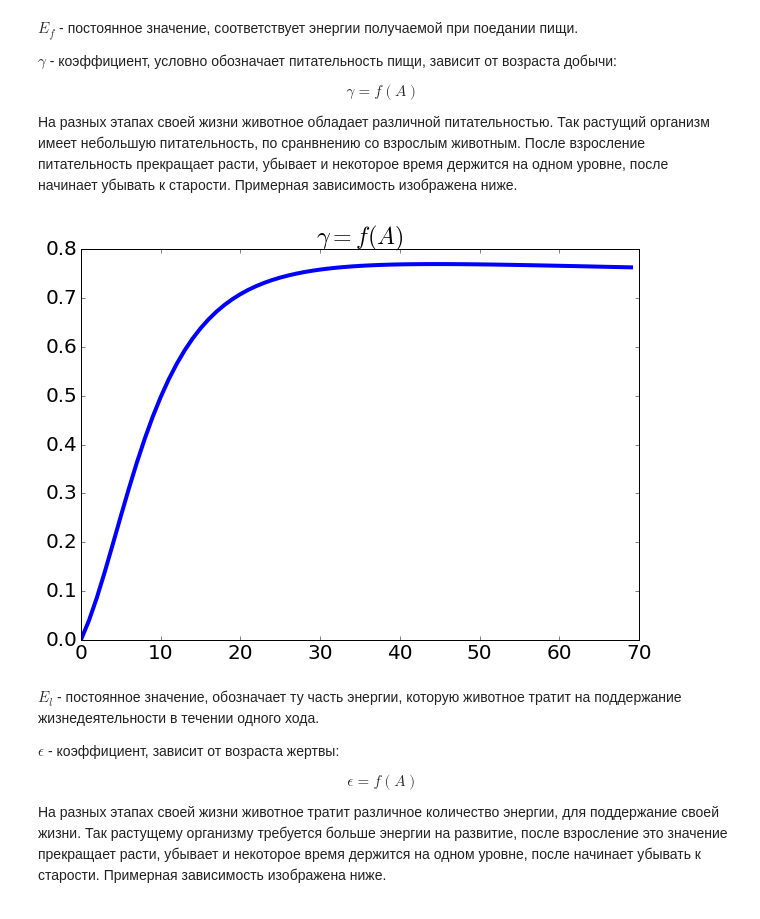
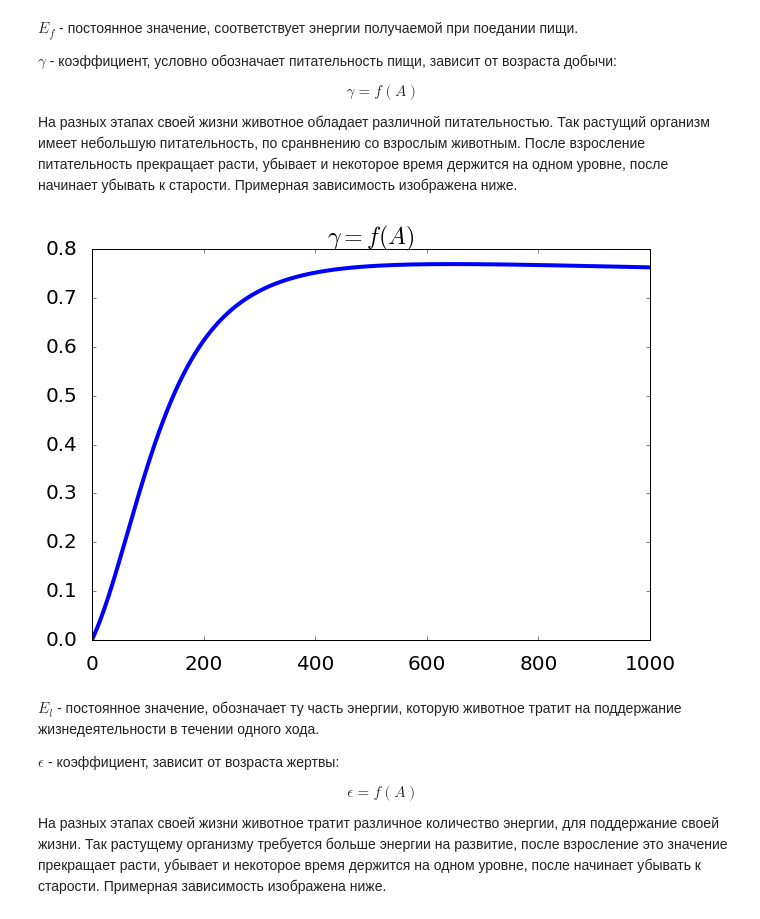
Before and after one commit to Zhuikov/predator-prey, a Jupyter notebook: notebooks/LifeModel.ipynb, the cells around one changed output. Cells and saved outputs as stored; diff of their text form; code cells hidden in the pictures.

```diff
--- a/notebooks/LifeModel.ipynb
+++ b/notebooks/LifeModel.ipynb
@@ -85,24 +85,24 @@ $$
 # %%
 import numpy as np
 from matplotlib import pyplot as plt
 %matplotlib inline
 
 def gamma_f(x):
     return ((5*x**2) + (5*x))/(7*((x**2)+3))
 
-t = np.arange(0, 70)
-Gamma = gamma_f(np.linspace(0, 10, 70))
+t = np.arange(0, 1000)
+Gamma = gamma_f(np.linspace(0, 10, 1000))
 plt.figure(figsize=(10, 7))
 plt.plot(t, Gamma, 'b', lw=4)
 plt.title(r'$\gamma = f(A)$', fontsize=24)
 #plt.xlabel(r'$A$', fontsize=20, style='oblique')
 #plt.ylabel(r'$\gamma$', fontsize=20, style='oblique', rotation=0)
 plt.tick_params(axis='both', which='major', pad=15)
 plt.xticks(fontsize=20)
 plt.yticks(fontsize=20)
 plt.show()
 # %% [output]
-[figure, old version]
+[figure, new version]
 # %% [markdown]
 
 $E_l$ - постоянное значение, обозначает ту часть энергии, которую животное тратит на поддержание жизнедеятельности в течении одного хода.
```
Also changed, not shown: parts of 5 cells of this notebook.
